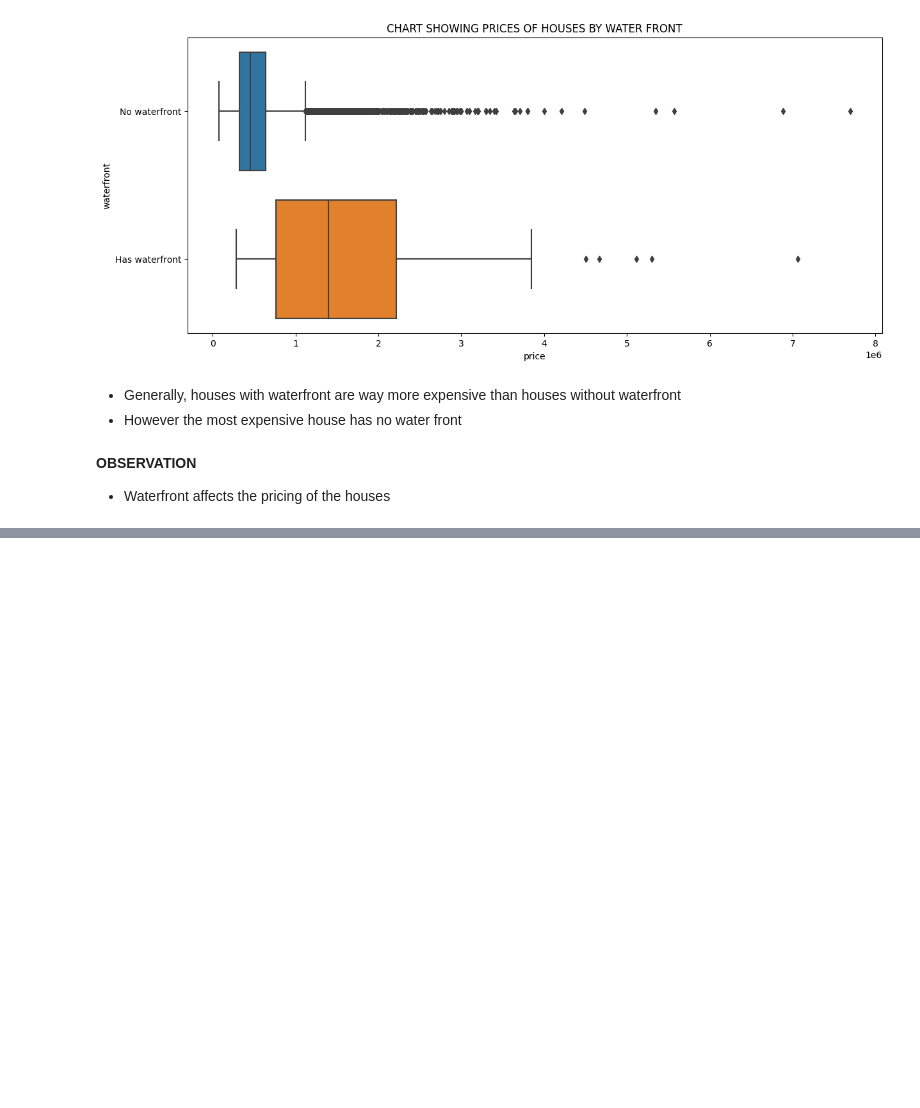
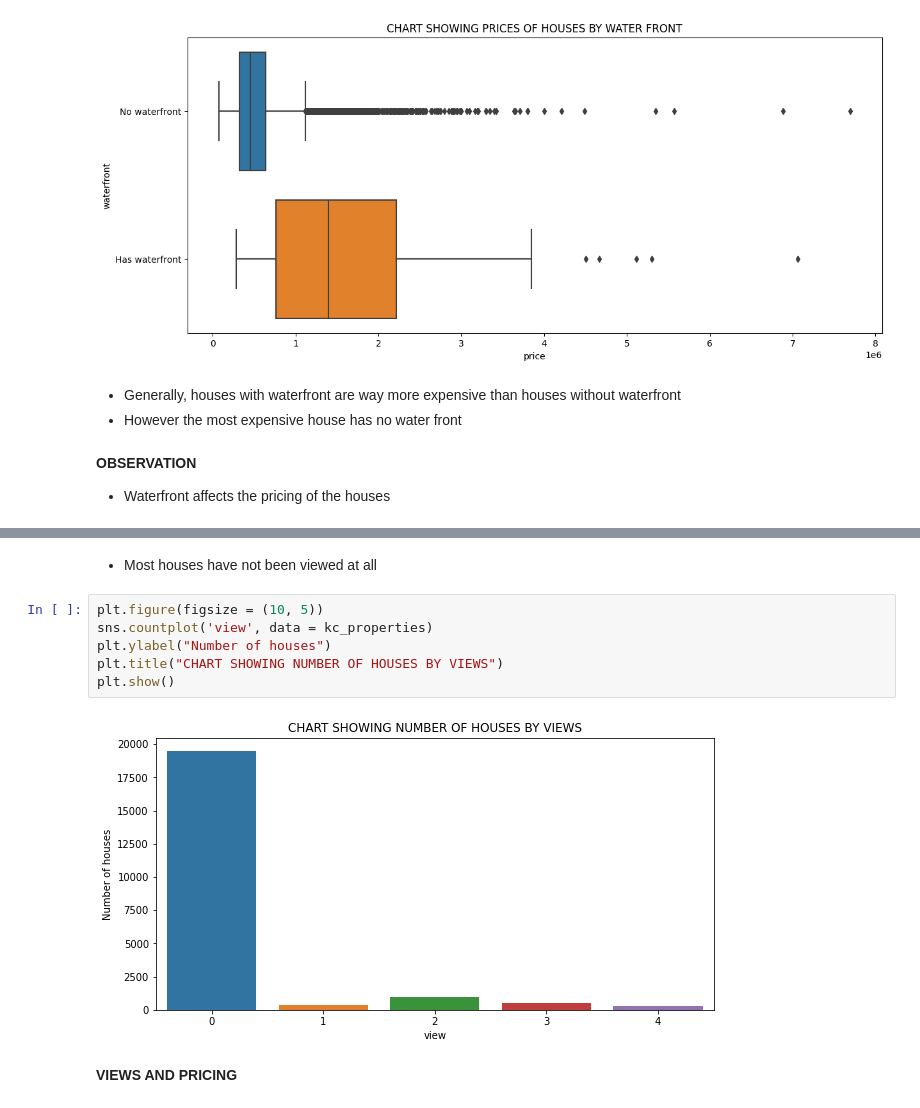
Before and after one commit to MikeDeecode/KC-properties-price-analysis, a Jupyter notebook: kc_properties_analysis.ipynb, the cells around one changed output, grey strips where cells are left out. Cells and saved outputs as stored; diff of their text form; blank space fills up the shorter version.

```diff
--- a/kc_properties_analysis.ipynb
+++ b/kc_properties_analysis.ipynb
@@ -352,0 +371,12 @@ plt.show()
+# %% [markdown]
+* Most houses have not been viewed at all
+# %%
+plt.figure(figsize = (10, 5))
+sns.countplot('view', data = kc_properties)
+plt.ylabel("Number of houses")
+plt.title("CHART SHOWING NUMBER OF HOUSES BY VIEWS")
+plt.show()
+# %% [output]
+[figure, added]
+# %% [markdown]
+**VIEWS AND PRICING**
```
Also changed, not shown: parts of 4 cells of this notebook.
